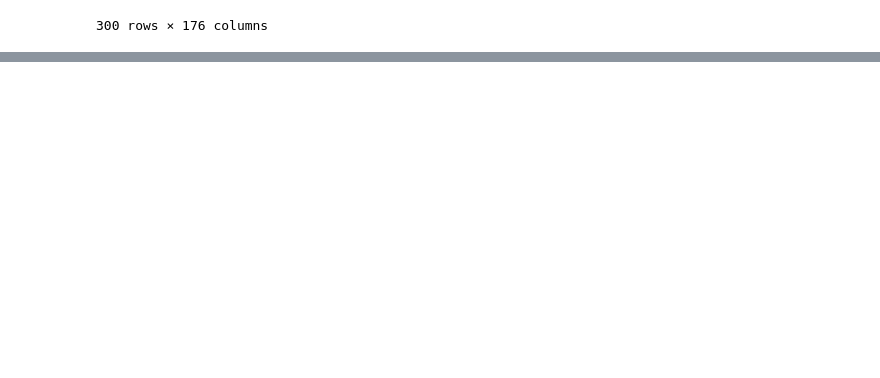
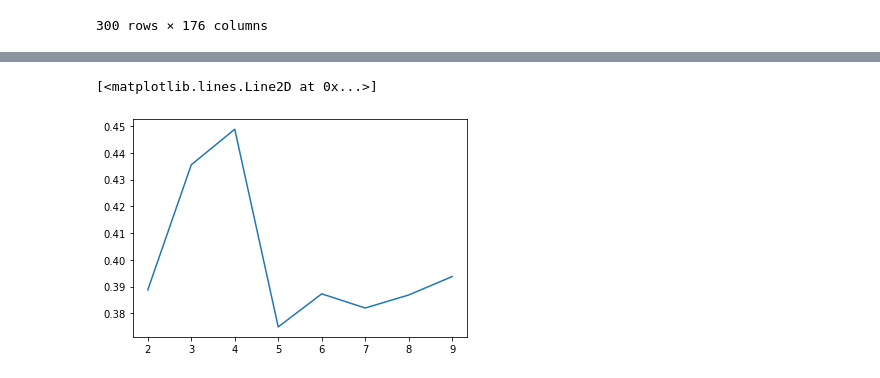
Before and after one commit to epfl-ada/ada-2021-project-chilldatagroup, a Jupyter notebook: Milestone2.ipynb, the cells around one changed output, grey strips where cells are left out. Cells and saved outputs as stored; diff of their text form; code cells hidden in the pictures; blank space fills up the shorter version.

```diff
--- a/Milestone2.ipynb
+++ b/Milestone2.ipynb
@@ -869,0 +922,11 @@ for candidate_type in range(0,n_clusters):
+# %%
+silhouettes=[]
+for n_clusters in range(2,10):
+    labels = KMeans(n_clusters=n_clusters).fit_predict(reduced_feature_PCA)
+    score = silhouette_score(reduced_feature_PCA,labels)
+    silhouettes.append(score)
+
+plt.plot(range(2,10),silhouettes)
+# %% [output]
+[<matplotlib.lines.Line2D at 0x...>]
+[figure, added]
```
Also changed, not shown: parts of 35 cells of this notebook.
